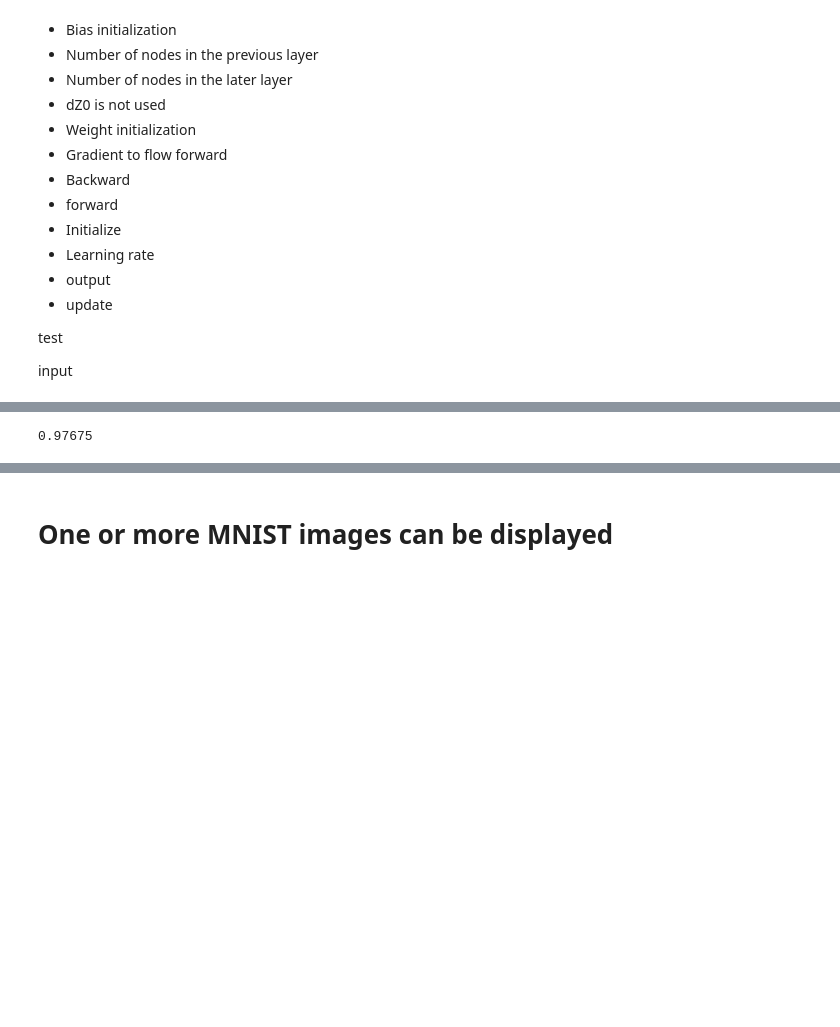
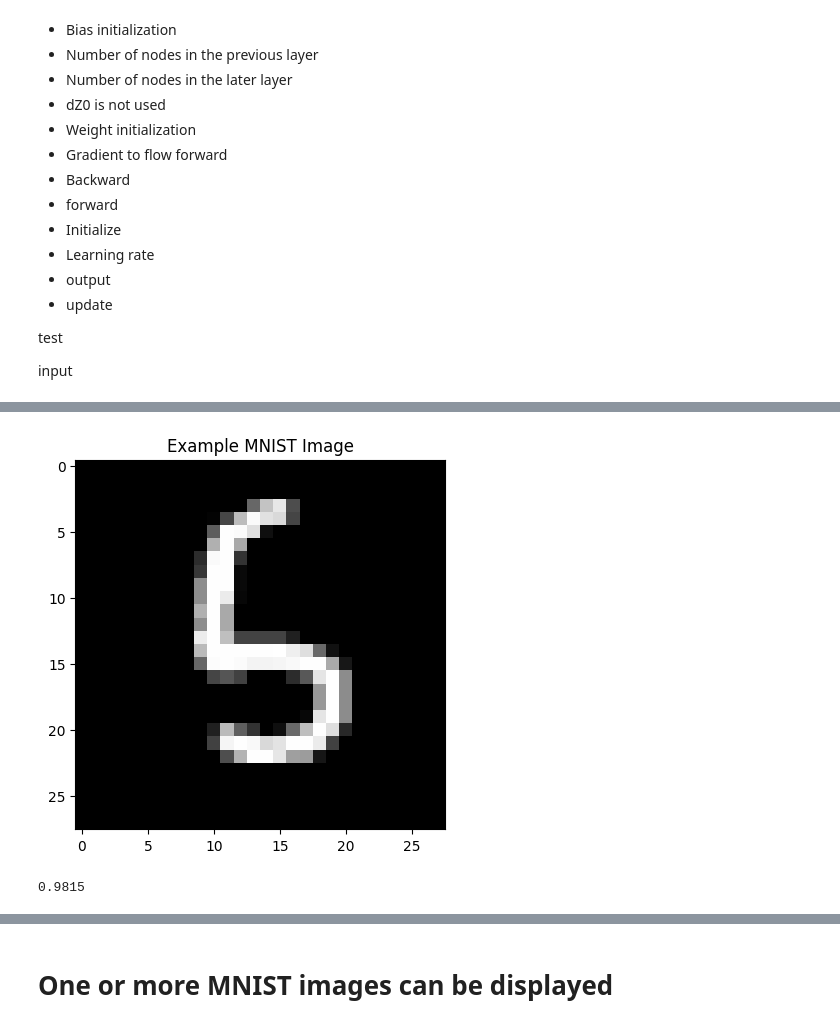
Before and after one commit to Mauroreis100/AIDataScienceCourse, a Jupyter notebook: 24. deep neural network/deep_neural_network_assignment.ipynb, the cells around one changed output, grey strips where cells are left out. Cells and saved outputs as stored; diff of their text form; code cells hidden in the pictures; blank space fills up the shorter version.

```diff
--- a/24. deep neural network/deep_neural_network_assignment.ipynb
+++ b/24. deep neural network/deep_neural_network_assignment.ipynb
@@ -692,13 +704,20 @@ class ScratchDeepNeuralNetrowkClassifier_6():
         self.forward(X)
         return np.argmax(self.Z6, axis=1)
 # %%
+# Display an example MNIST image before training
+import matplotlib.pyplot as plt
+plt.imshow(X_train[0].reshape(28, 28),cmap='gray')
+plt.title("Example MNIST Image")
+plt.show()
+
 SDNN6 = ScratchDeepNeuralNetrowkClassifier_6(verbose=True, epoch=10, optimizer=AdaGrad, initializer=HeInitializer, activater=ReLU)
 SDNN6.fit(X_train, y_train_one_hot, X_val, y_test_one_hot)
 
 pred = SDNN6.predict(X_val)
 accuracy_score(y_val, pred)
 # %% [output]
+[figure, added]
-0.97675
+0.9815
 # %%
 plt.plot(list(range(1, SDNN6.epoch+1)), SDNN6.loss_train, label='train')
 plt.plot(list(range(1, SDNN6.epoch+1)), SDNN6.loss_val, label='test')
```
Also changed, not shown: parts of 9 cells of this notebook.
